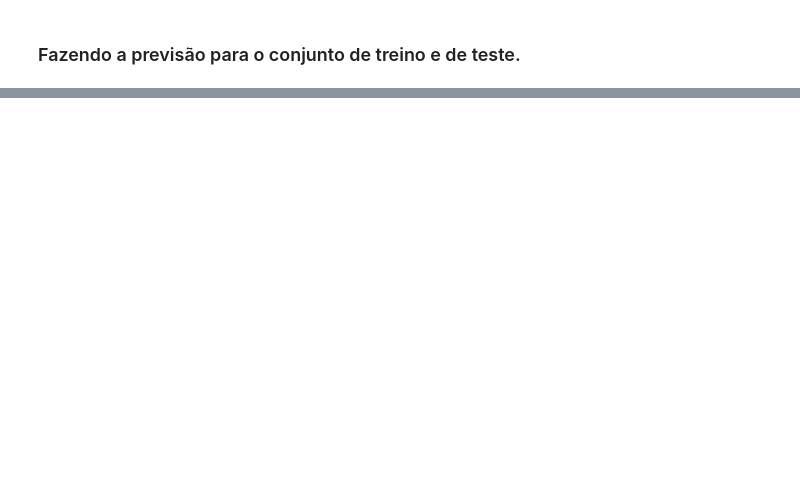
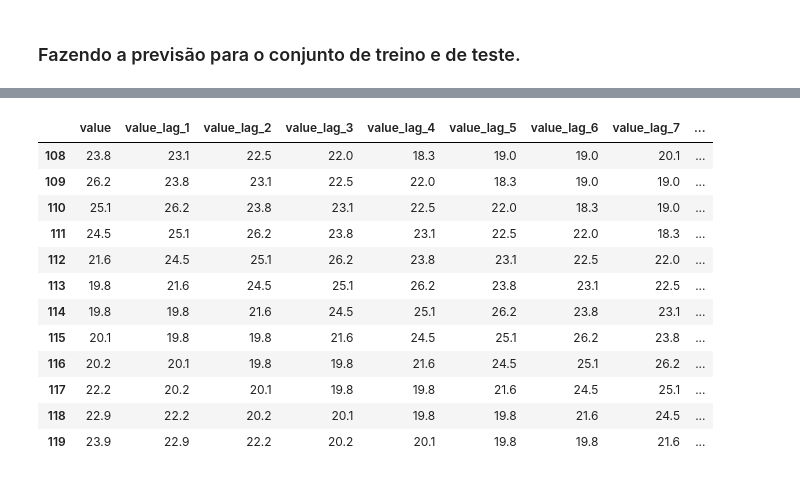
Before and after one commit to DoctorTangerina/fuzzy-logic, a Jupyter notebook: trabalho_1/trabalho_1.ipynb, the cells around one changed output, grey strips where cells are left out. Cells and saved outputs as stored; diff of their text form; code cells hidden in the pictures; blank space fills up the shorter version.

```diff
--- a/trabalho_1/trabalho_1.ipynb
+++ b/trabalho_1/trabalho_1.ipynb
@@ -96,6 +203,6 @@ variable_list
 # %%
 # Split between train and test dataframes
 from sklearn.model_selection import train_test_split
-train_df, test_df = train_test_split(df_Close, test_size=0.1, shuffle=False)
-train_df.isnull().sum()
+train_df, test_df = train_test_split(df_lagged, test_size=0.1, shuffle=False)
+train_df
 # %% [output]
@@ -163,6 +268,20 @@ ValueError: Location based indexing can only have [integer, integer slice (START
 # %%
-predict_test_df = predict(fuzzy_system=fuzzy_system, df=test_df)
+predict_test_df = predict(fuzzy_sim=fuzzy_sim, df=test_df, target_column='value')
 predict_test_df
+# %% [output]
+|  | value | value_lag_1 | value_lag_2 | value_lag_3 | value_lag_4 | value_lag_5 | value_lag_6 | value_lag_7 | ... |
+| 108 | 23.8 | 23.1 | 22.5 | 22.0 | 18.3 | 19.0 | 19.0 | 20.1 | ... |
+| 109 | 26.2 | 23.8 | 23.1 | 22.5 | 22.0 | 18.3 | 19.0 | 19.0 | ... |
+| 110 | 25.1 | 26.2 | 23.8 | 23.1 | 22.5 | 22.0 | 18.3 | 19.0 | ... |
+| 111 | 24.5 | 25.1 | 26.2 | 23.8 | 23.1 | 22.5 | 22.0 | 18.3 | ... |
+| 112 | 21.6 | 24.5 | 25.1 | 26.2 | 23.8 | 23.1 | 22.5 | 22.0 | ... |
+| 113 | 19.8 | 21.6 | 24.5 | 25.1 | 26.2 | 23.8 | 23.1 | 22.5 | ... |
+| 114 | 19.8 | 19.8 | 21.6 | 24.5 | 25.1 | 26.2 | 23.8 | 23.1 | ... |
+| 115 | 20.1 | 19.8 | 19.8 | 21.6 | 24.5 | 25.1 | 26.2 | 23.8 | ... |
+| 116 | 20.2 | 20.1 | 19.8 | 19.8 | 21.6 | 24.5 | 25.1 | 26.2 | ... |
+| 117 | 22.2 | 20.2 | 20.1 | 19.8 | 19.8 | 21.6 | 24.5 | 25.1 | ... |
+| 118 | 22.9 | 22.2 | 20.2 | 20.1 | 19.8 | 19.8 | 21.6 | 24.5 | ... |
+| 119 | 23.9 | 22.9 | 22.2 | 20.2 | 20.1 | 19.8 | 19.8 | 21.6 | ... |
 # %%
 import matplotlib.pyplot as plt
 
```
Also changed, not shown: parts of 20 cells of this notebook, 3 other files.
